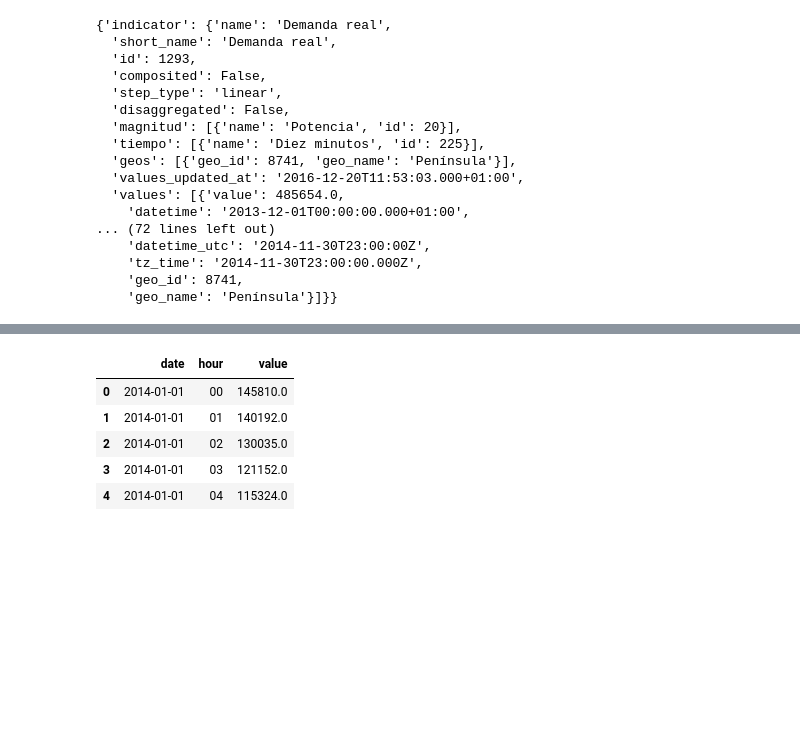
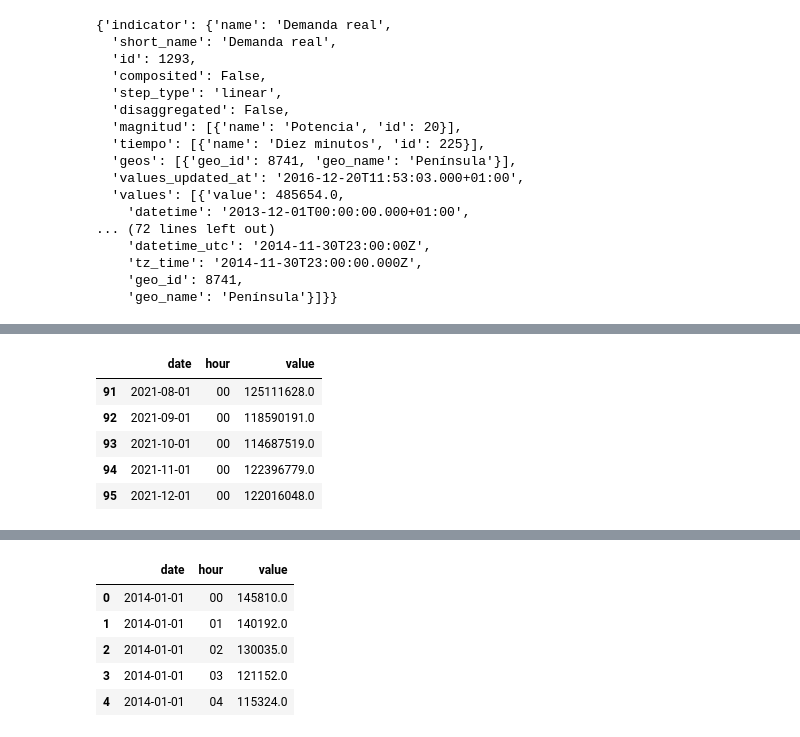
Before and after one commit to BernardoJoseLlamasVerna/tfm_data_science, a Jupyter notebook: version_0/Electric_Demand_Refactor/data/electric_demand_data/energy_demand_data_extraction.ipynb, the cells around one changed output, grey strips where cells are left out. Cells and saved outputs as stored; diff of their text form; code cells hidden in the pictures; blank space fills up the shorter version.

```diff
--- a/version_0/Electric_Demand_Refactor/data/electric_demand_data/energy_demand_data_extraction.ipynb
+++ b/version_0/Electric_Demand_Refactor/data/electric_demand_data/energy_demand_data_extraction.ipynb
@@ -319,0 +346,9 @@ demanda_dataframe_month.head()
+# %%
+demand_dataframe_hour.tail()
+# %% [output]
+|  | date | hour | value |
+| 91 | 2021-08-01 | 00 | 125111628.0 |
+| 92 | 2021-09-01 | 00 | 118590191.0 |
+| 93 | 2021-10-01 | 00 | 114687519.0 |
+| 94 | 2021-11-01 | 00 | 122396779.0 |
+| 95 | 2021-12-01 | 00 | 122016048.0 |
```
Also changed, not shown: parts of 36 cells of this notebook, 2 other files.
